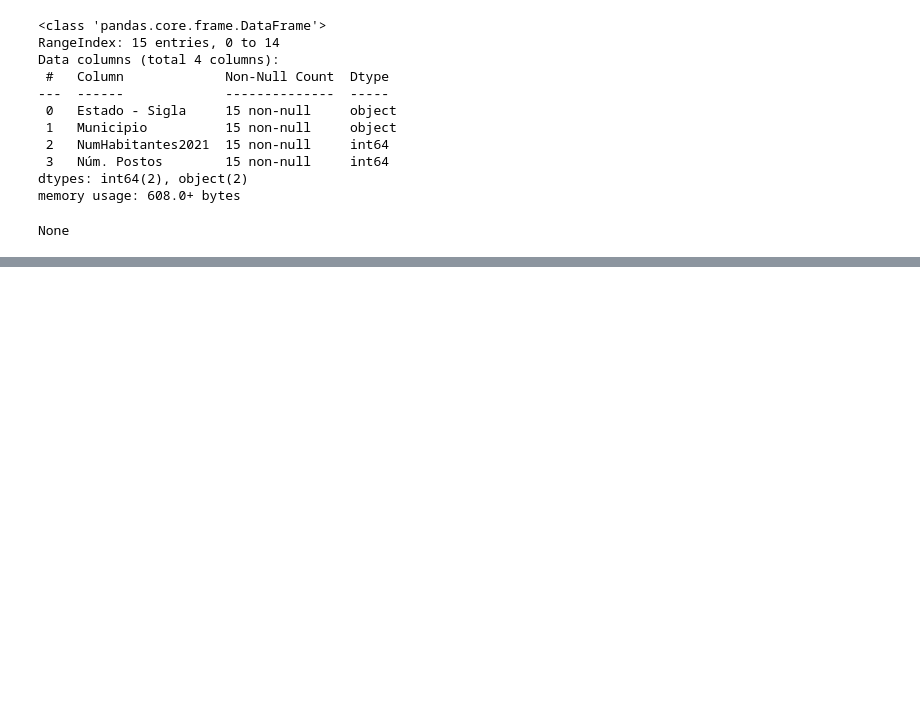
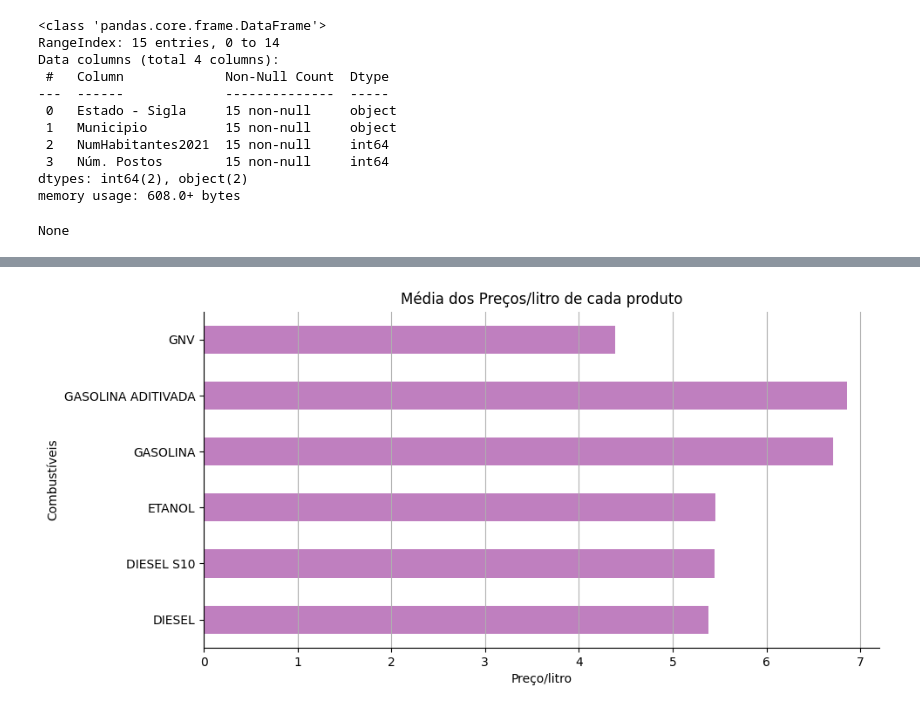
Before and after one commit to bruniin16/Curso_AnaliseDeDados_Python, a Jupyter notebook: Pandas_Anima_PT2.ipynb, the cells around one changed output, grey strips where cells are left out. Cells and saved outputs as stored; diff of their text form; code cells hidden in the pictures; blank space fills up the shorter version.

```diff
--- a/Pandas_Anima_PT2.ipynb
+++ b/Pandas_Anima_PT2.ipynb
@@ -208,0 +293,4 @@ display(postos_municipio_df)
+# %%
+#Agrupando e salvando a média do valor dos produtos
+plot_mean = df["Valor de Venda"].groupby(by=df["Produto"]).mean().round(2)
+display(plot_mean)
@@ -208,0 +306,21 @@ display(postos_municipio_df)
+# %%
+#Gerando outro tipo de gráfico
+plt.figure(figsize=(10,5))
+
+#Plotando
+
+plot_mean.plot(kind="barh",
+    ylabel="Combustíveis",
+    xlabel="Preço/litro",
+    color="purple",
+    title="Média dos Preços/litro de cada produto",
+    alpha=0.5)      #alpha = opacidade
+
+#Removendo bordas com Seaborn
+sns.despine()
+
+
+plt.grid(axis="x")
+plt.show()
+# %% [output]
+[figure, added]
```
Also changed, not shown: parts of 12 cells of this notebook.
